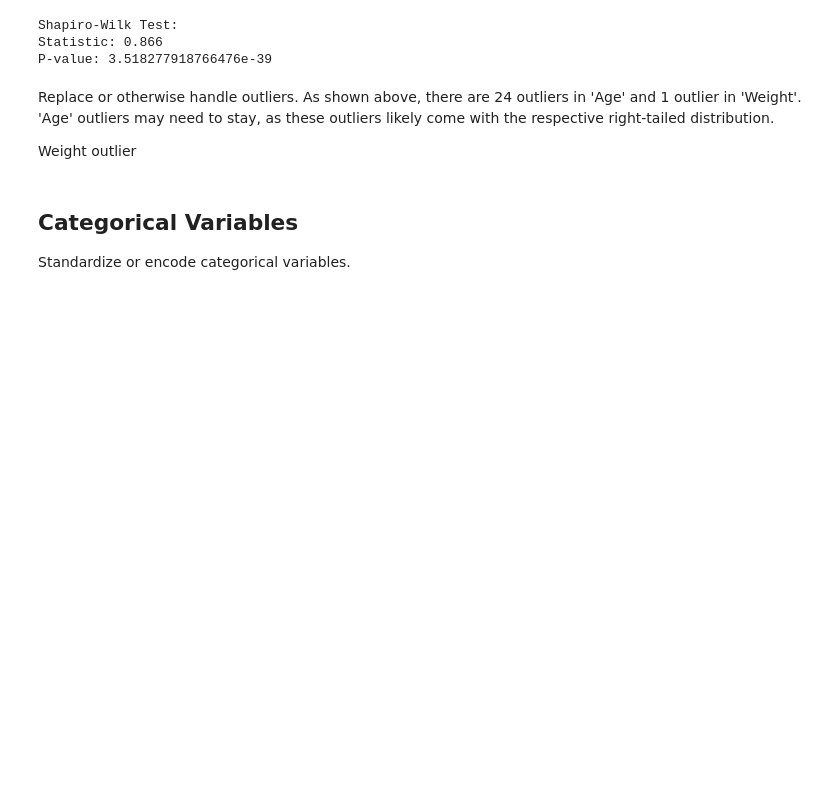
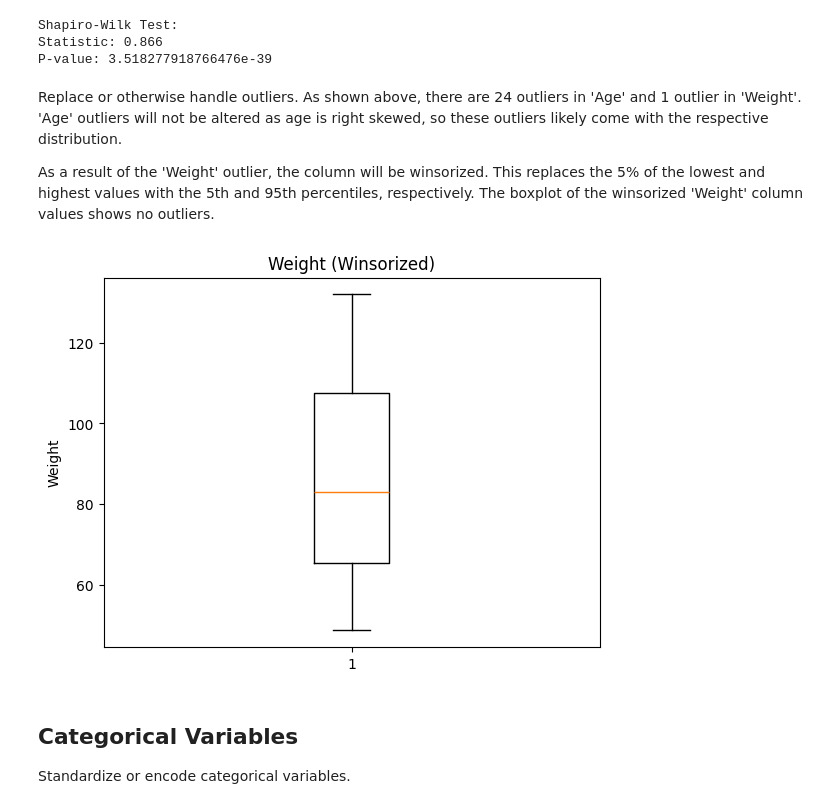
Before and after one commit to AreTaj/distribution-of-obesity-levels, a Jupyter notebook: data_cleaning.ipynb, the cells around one changed output. Saved outputs shown, nothing was run; the diff lists cells and outputs as text; code cells hidden in the pictures; blank space fills up the shorter version.

Commit message:
Updated code and data
Includes missing values check, outliers check, outliers handling (winsorized Weight), initial feature engineering (add BMI). TODO categorical variables encoding.

```diff
--- a/data_cleaning.ipynb
+++ b/data_cleaning.ipynb
@@ -131,6 +131,6 @@ Shapiro-Wilk Test:
 Statistic: 0.866
 P-value: 3.518277918766476e-39
 # %% [markdown]
-Replace or otherwise handle outliers. As shown above, there are 24 outliers in 'Age' and 1 outlier in 'Weight'. 'Age' outliers may need to stay, as these outliers likely come with the respective right-tailed distribution.
+Replace or otherwise handle outliers. As shown above, there are 24 outliers in 'Age' and 1 outlier in 'Weight'. 'Age' outliers will not be altered as age is right skewed, so these outliers likely come with the respective distribution.
 
-Weight outlier
+As a result of the 'Weight' outlier, the column will be winsorized. This replaces the 5% of the lowest and highest values with the 5th and 95th percentiles, respectively. The boxplot of the winsorized 'Weight' column values shows no outliers.
@@ -139,3 +137,20 @@ Weight outlier
+# %%
+# Winsorize 'Weight' column
+winsorized_weight = df['Weight'].clip(lower=df['Weight'].quantile(0.05), upper=df['Weight'].quantile(0.95))
+
+# Replace original 'Weight' column with winsorized version
+df['Weight'] = winsorized_weight
+
+# Write to datafile
+df.to_csv('ObesityDataSet_raw_and_data_sinthetic.csv', index=False)
+
+# Boxplot of 'Weight'
+plt.boxplot(df['Weight'])
+plt.title('Weight (Winsorized)')
+plt.ylabel('Weight')
+plt.show()
+# %% [output]
+[figure, added]
 # %% [markdown]
 ## Categorical Variables
 
```
Also changed, not shown: parts of 5 cells of this notebook, 1 other file.
